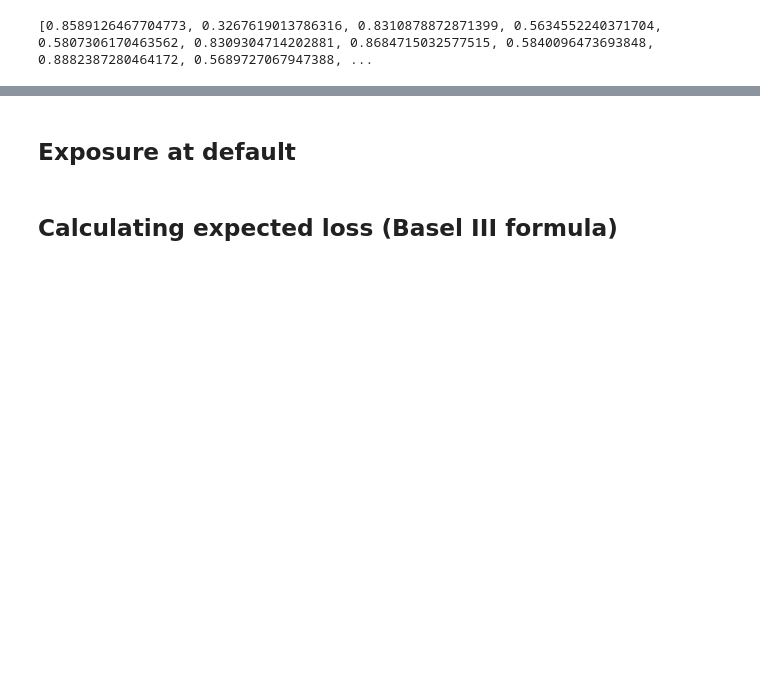
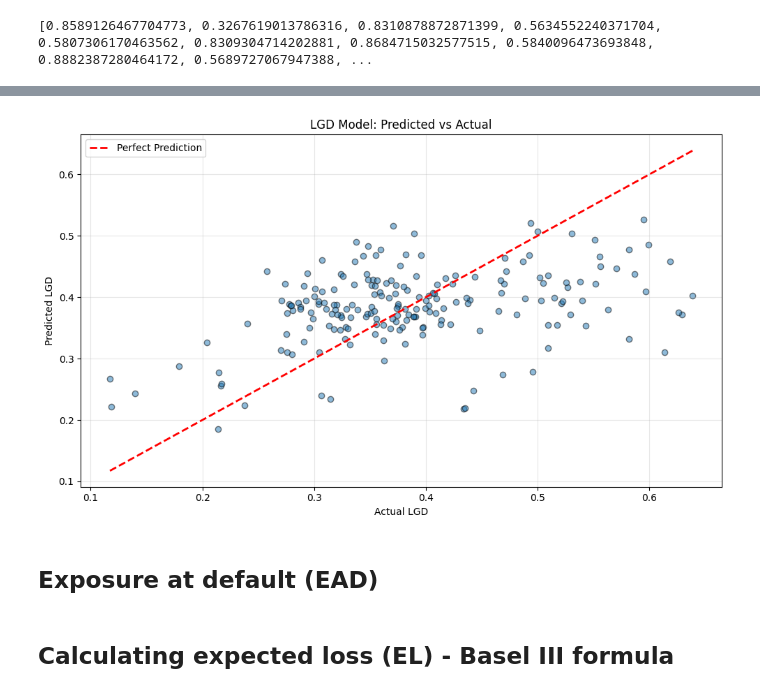
Before and after one commit to oliszymanski/loan-risk-prediction, a Jupyter notebook: notebooks/basel_3_implementation.ipynb, the cells around one changed output, grey strips where cells are left out. Cells and saved outputs as stored; diff of their text form; code cells hidden in the pictures; blank space fills up the shorter version.

```diff
--- a/notebooks/basel_3_implementation.ipynb
+++ b/notebooks/basel_3_implementation.ipynb
@@ -165,0 +192,15 @@ print(loan_lgd_val)
+# %%
+LGDModel = RandomForestRegressor(n_estimators=100, random_state=42)
+
+dataset['LGD_synthetic'] = generate_synthetic_lgd_col(dataset)
+
+lgd_X = X
+lgd_X_encoded = preprocess_features( lgd_X )
+lgd_y = dataset['LGD_synthetic']
+
+X_lgd_train, X_lgd_test, y_lgd_train, y_lgd_test = train_test_split( lgd_X_encoded, lgd_y, test_size=0.2, random_state=42 )
+LGDModel.fit(X_lgd_train, y_lgd_train)
+
+lgd_X_encoded.dtypes
+
+LGDModel.fit(X_lgd_train, y_lgd_train)
@@ -165,0 +210,4 @@ print(loan_lgd_val)
+# %%
+y_lgd_pred = LGDModel.predict( X_lgd_test )
+
+print( f'y_lgd_pred:\n{y_lgd_pred}' )
@@ -166,5 +232,20 @@ print(loan_lgd_val)
+# %%
+plt.figure(figsize=(10, 6))
+plt.scatter(y_lgd_test, y_lgd_pred, alpha=0.5, edgecolor='k')
+plt.plot([y_lgd_test.min(), y_lgd_test.max()],
+         [y_lgd_test.min(), y_lgd_test.max()],
+         'r--', lw=2, label='Perfect Prediction')
+plt.xlabel('Actual LGD')
+plt.ylabel('Predicted LGD')
+plt.title('LGD Model: Predicted vs Actual')
+plt.legend()
+plt.grid(alpha=0.3)
+plt.tight_layout()
+plt.show()
+# %% [output]
+[figure, added]
 # %% [markdown]
-## Exposure at default
+## Exposure at default (EAD)
 # %%
 def calculate_ead_col( amount_lent, duration: int, months_passed=0 ):
 
@@ -180,7 +261,7 @@ def calculate_ead_col( amount_lent, duration: int, months_passed=0 ):
 
     return
 # %% [markdown]
-## Calculating expected loss (Basel III formula)
+## Calculating expected loss (EL) - Basel III formula
 # %%
 # EL = PD * LGD * EAD
 
```
Also changed, not shown: parts of 12 cells of this notebook.
